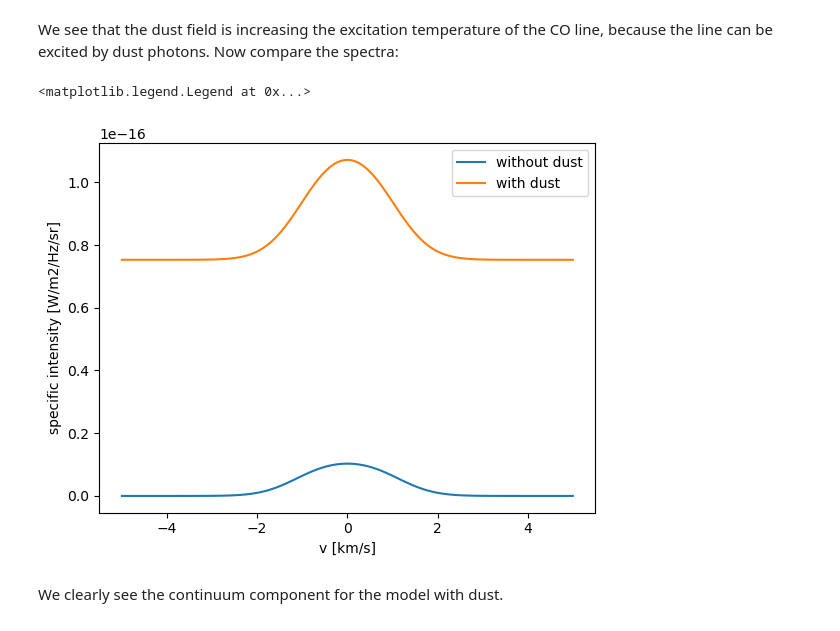
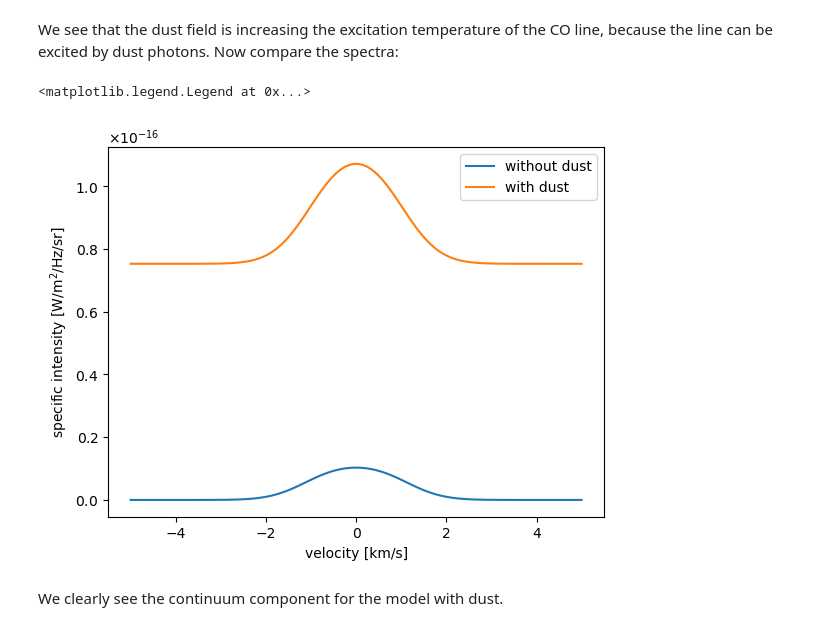
Before and after one commit to gica3618/pythonradex, a Jupyter notebook: docs/notebooks/continuum_effects.ipynb, the cells around one changed output. Saved outputs shown, nothing was run; the diff lists cells and outputs as text; code cells hidden in the pictures.

```diff
--- a/docs/notebooks/continuum_effects.ipynb
+++ b/docs/notebooks/continuum_effects.ipynb
@@ -96,13 +96,14 @@ Now compare the spectra:
 # %%
 fig, ax = plt.subplots()
 ax.plot(v / constants.kilo, specific_intensity_without_dust, label="without dust")
 ax.plot(v / constants.kilo, specific_intensity_with_dust, label="with dust")
-ax.set_xlabel("v [km/s]")
-ax.set_ylabel("specific intensity [W/m2/Hz/sr]")
+ax.set_xlabel("velocity [km/s]")
+ax.set_ylabel("specific intensity [W/m$^2$/Hz/sr]")
+ax.yaxis.set_major_formatter(plt.ScalarFormatter(useMathText=True))
 ax.legend(loc="best")
 # %% [output]
 <matplotlib.legend.Legend at 0x...>
-[figure, old version]
+[figure, new version]
 # %% [markdown]
 We clearly see the continuum component for the model with dust.
 # %% [markdown]
```
Also changed, not shown: parts of 5 cells of this notebook, 8 other files.
